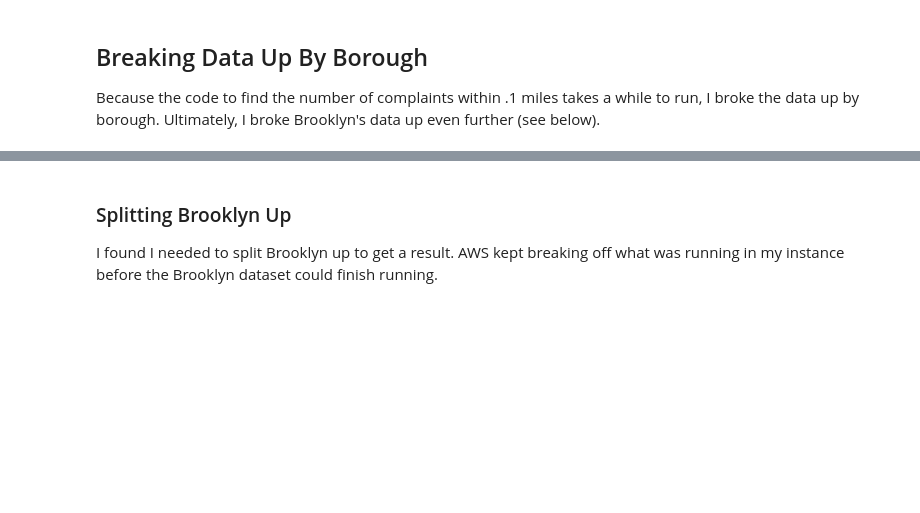
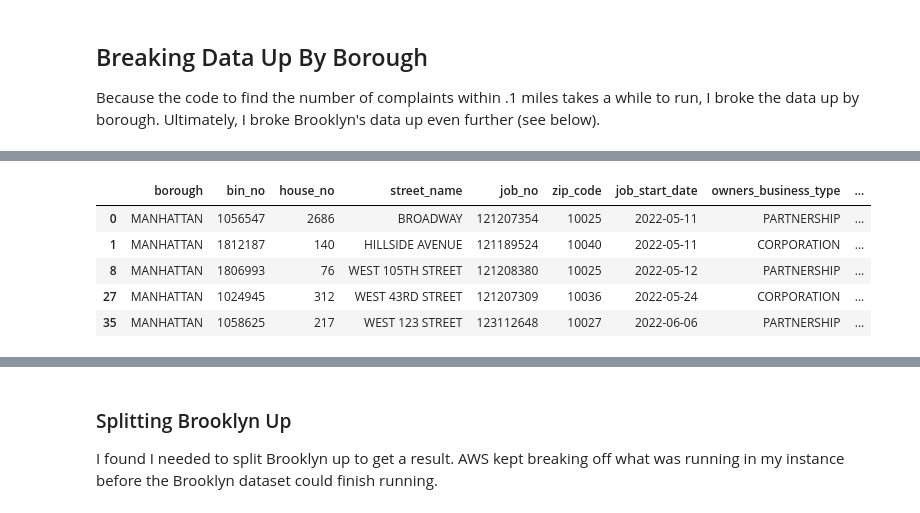
Before and after one commit to lmdunn/nycpermits, a Jupyter notebook: 02_feature_engineering.ipynb, the cells around one changed output, grey strips where cells are left out. Cells and saved outputs as stored; diff of their text form; code cells hidden in the pictures; blank space fills up the shorter version.

```diff
--- a/02_feature_engineering.ipynb
+++ b/02_feature_engineering.ipynb
@@ -66,0 +184,9 @@ nypd2014_bk.to_csv('../big_data/nypd2014_bk.csv', index = False)
+# %%
+permits_man.head()
+# %% [output]
+|  | borough | bin_no | house_no | street_name | job_no | zip_code | job_start_date | owners_business_type | ... |
+| 0 | MANHATTAN | 1056547 | 2686 | BROADWAY | 121207354 | 10025 | 2022-05-11 | PARTNERSHIP | ... |
+| 1 | MANHATTAN | 1812187 | 140 | HILLSIDE AVENUE | 121189524 | 10040 | 2022-05-11 | CORPORATION | ... |
+| 8 | MANHATTAN | 1806993 | 76 | WEST 105TH STREET | 121208380 | 10025 | 2022-05-12 | PARTNERSHIP | ... |
+| 27 | MANHATTAN | 1024945 | 312 | WEST 43RD STREET | 121207309 | 10036 | 2022-05-24 | CORPORATION | ... |
+| 35 | MANHATTAN | 1058625 | 217 | WEST 123 STREET | 123112648 | 10027 | 2022-06-06 | PARTNERSHIP | ... |
```
Also changed, not shown: parts of 91 cells of this notebook, 17 other files.
